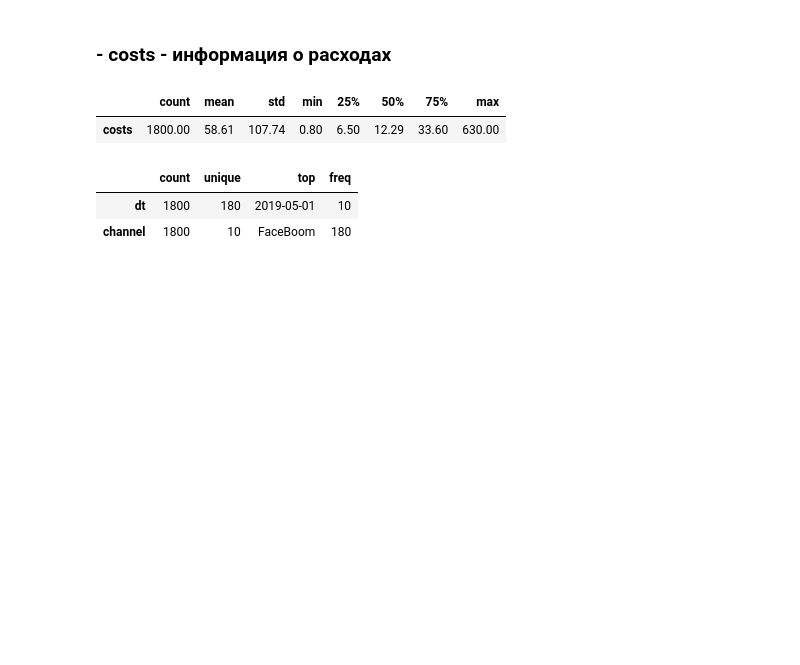
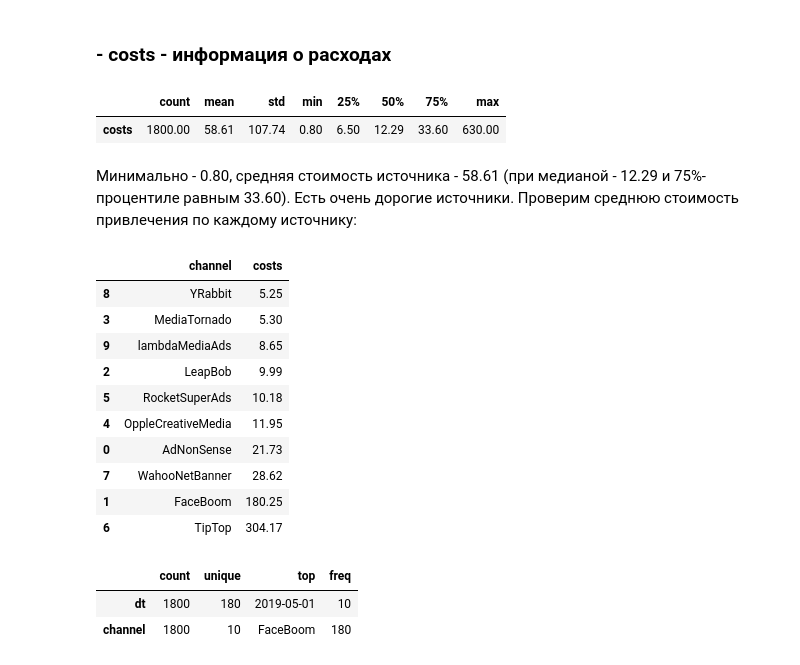
Before and after one commit to ikazman/practicum_da_projects, a Jupyter notebook: marketing_analysis/maketing_analysis.ipynb, the cells around one changed output. Cells and saved outputs as stored; diff of their text form; code cells hidden in the pictures; blank space fills up the shorter version.

```diff
--- a/marketing_analysis/maketing_analysis.ipynb
+++ b/marketing_analysis/maketing_analysis.ipynb
@@ -272,6 +317,23 @@ calc.costs.describe().T
 # %% [output]
 |  | count | mean | std | min | 25% | 50% | 75% | max |
 | costs | 1800.00 | 58.61 | 107.74 | 0.80 | 6.50 | 12.29 | 33.60 | 630.00 |
+# %% [markdown]
+Минимально - 0.80, средняя стоимость источника - 58.61 (при медианой - 12.29 и 75%-процентиле равным 33.60). Есть очень дорогие источники. Проверим среднюю стоимость привлечения по каждому источнику:
+# %%
+channels_mean_costs = calc.costs.groupby('channel').agg({'costs': 'mean'}).reset_index()
+channels_mean_costs.sort_values(by='costs')
+# %% [output]
+|  | channel | costs |
+| 8 | YRabbit | 5.25 |
+| 3 | MediaTornado | 5.30 |
+| 9 | lambdaMediaAds | 8.65 |
+| 2 | LeapBob | 9.99 |
+| 5 | RocketSuperAds | 10.18 |
+| 4 | OppleCreativeMedia | 11.95 |
+| 0 | AdNonSense | 21.73 |
+| 7 | WahooNetBanner | 28.62 |
+| 1 | FaceBoom | 180.25 |
+| 6 | TipTop | 304.17 |
 # %%
 calc.costs.describe(include=['object', 'datetime64[ns]']).T
 # %% [output]
```
Also changed, not shown: parts of 22 cells of this notebook.
